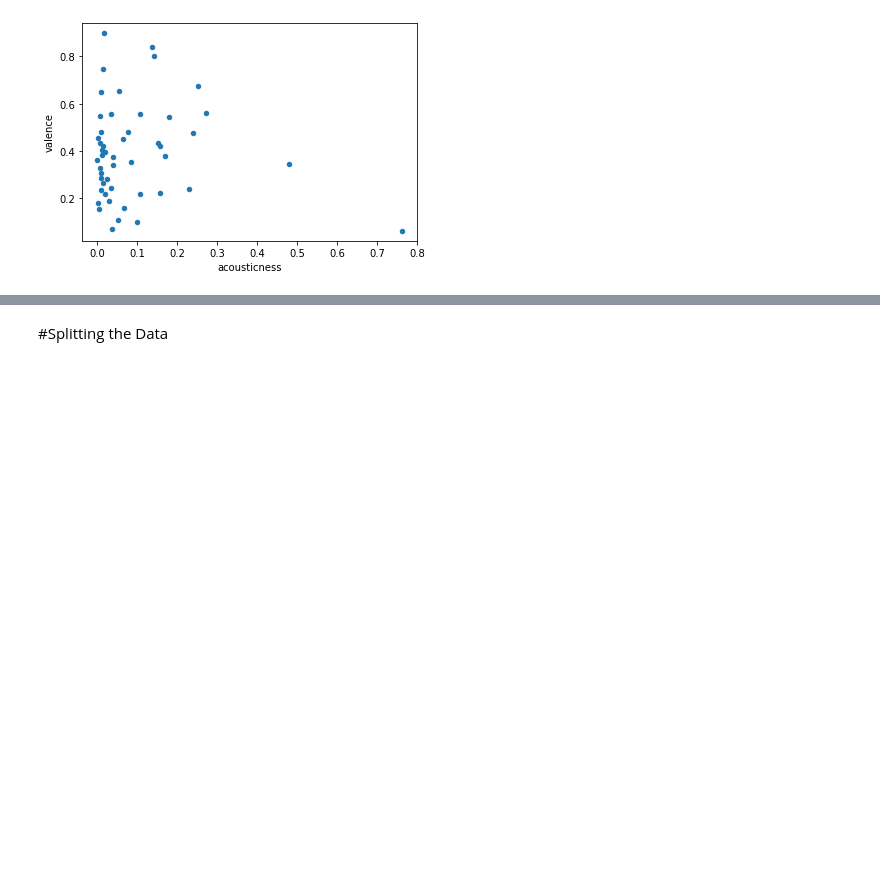
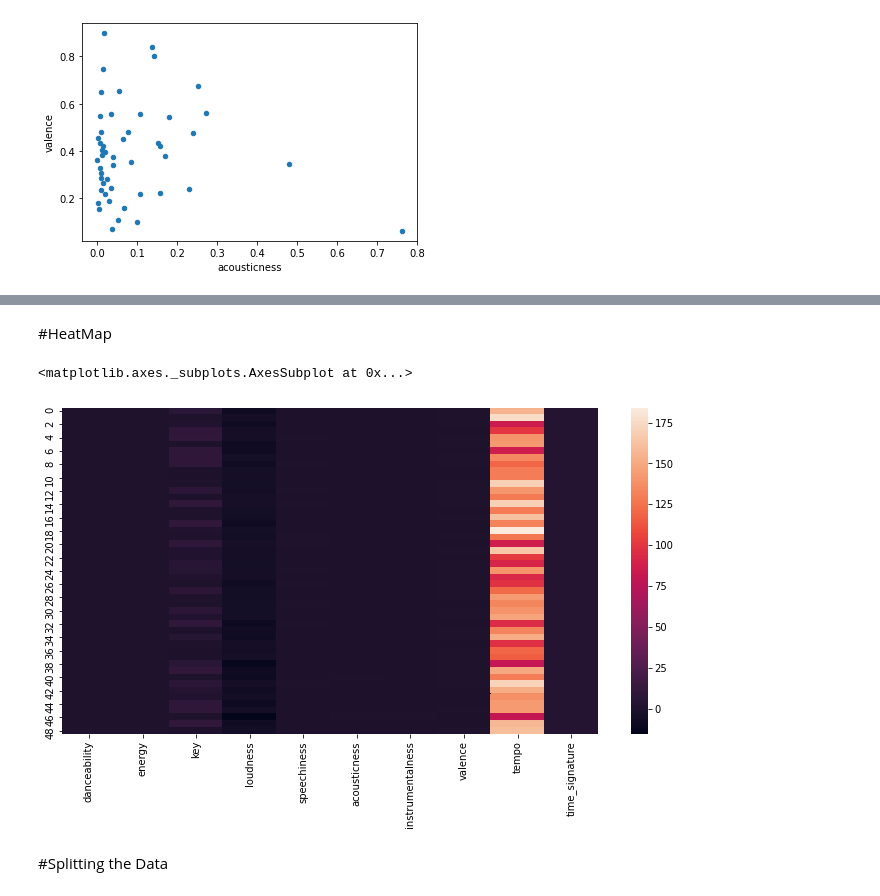
Before and after one commit to mosh98/spotify_dataset_exploration, a Jupyter notebook: Classifier_spotify_habits.ipynb, the cells around one changed output, grey strips where cells are left out. Drawn from its saved outputs; the diff is of its cells as text; code cells hidden in the pictures; blank space fills up the shorter version.

```diff
--- a/Classifier_spotify_habits.ipynb
+++ b/Classifier_spotify_habits.ipynb
@@ -168,3 +171,10 @@ SyntaxError: ignored
+# %% [markdown]
+#HeatMap
+# %%
+sns.heatmap(new_data)
+# %% [output]
+<matplotlib.axes._subplots.AxesSubplot at 0x...>
+[figure, added]
 # %% [markdown]
 #Splitting the Data
 # %%
```
Also changed, not shown: parts of 4 cells of this notebook.
